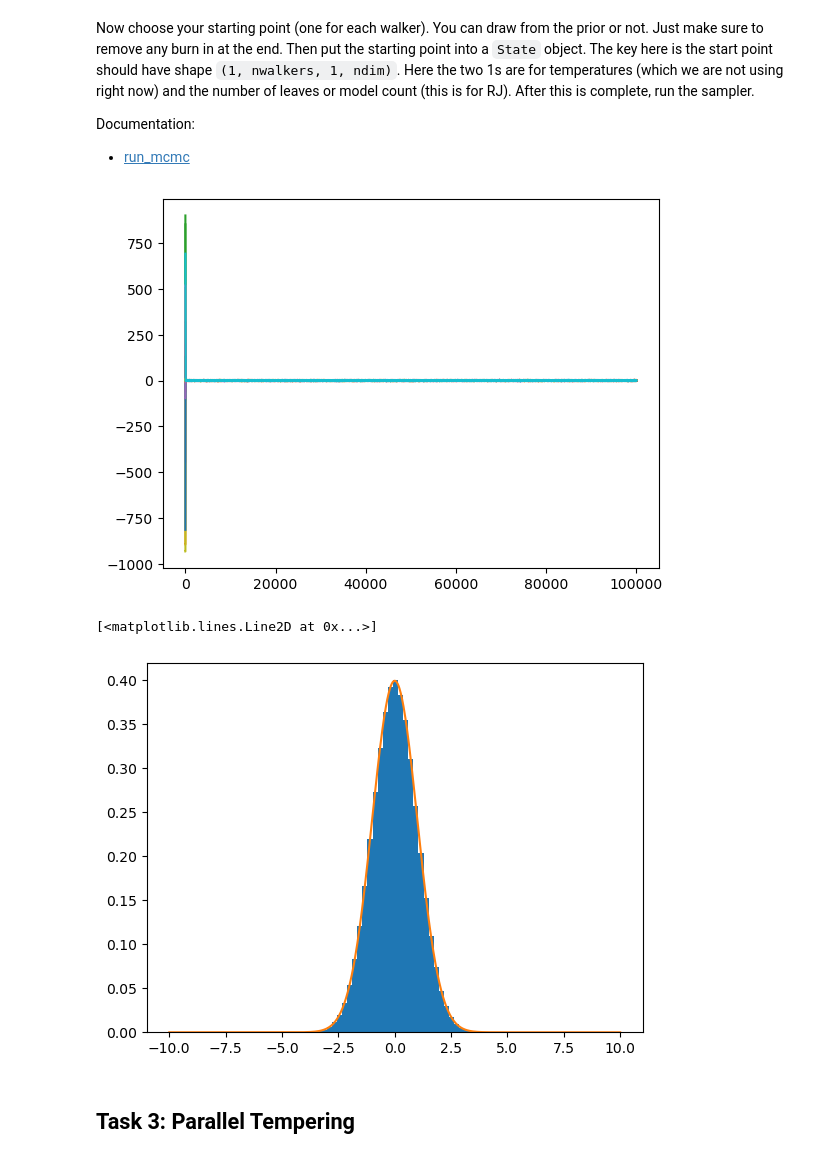
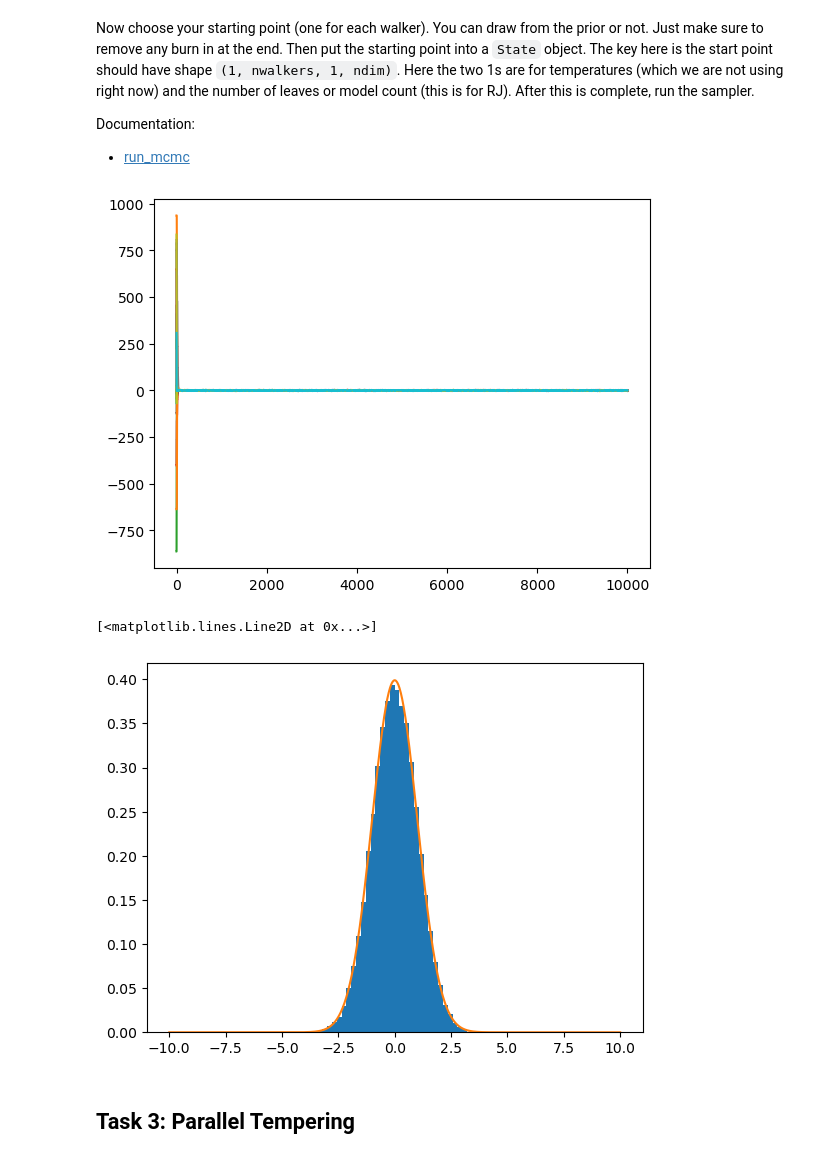
Before and after one commit to mikekatz04/LATW, a Jupyter notebook: tutorials/Tutorial3.ipynb, the cells around one changed output. Cells and saved outputs as stored; diff of their text form; code cells hidden in the pictures.

```diff
--- a/tutorials/Tutorial3.ipynb
+++ b/tutorials/Tutorial3.ipynb
@@ -125,19 +125,19 @@ Documentation:
 start_point = prior.rvs(size=(1, nwalkers, 1))
 start_state = State(start_point)
 # %%
-end_point = sampler.run_mcmc(start_state, 100000)
+end_point = sampler.run_mcmc(start_state, 10000, progress=True)
 # %%
 chain = sampler.get_chain()["model_0"]
 for w in range(nwalkers):
     plt.plot(chain[:, 0, w, 0])
 # %% [output]
-[figure, old version]
+[figure, new version]
 # %%
-plt.hist(chain[10000:].flatten(), bins=40, density=True)
+plt.hist(chain[1000:].flatten(), bins=40, density=True)
 plt.plot(x_vals, np.exp(log_like_gauss(x_vals)))
 # %% [output]
 [<matplotlib.lines.Line2D at 0x...>]
-[figure, old version]
+[figure, new version]
 # %% [markdown]
 ## Task 3: Parallel Tempering
 # %%
```
Also changed, not shown: parts of 19 cells of this notebook, 1 other file.
